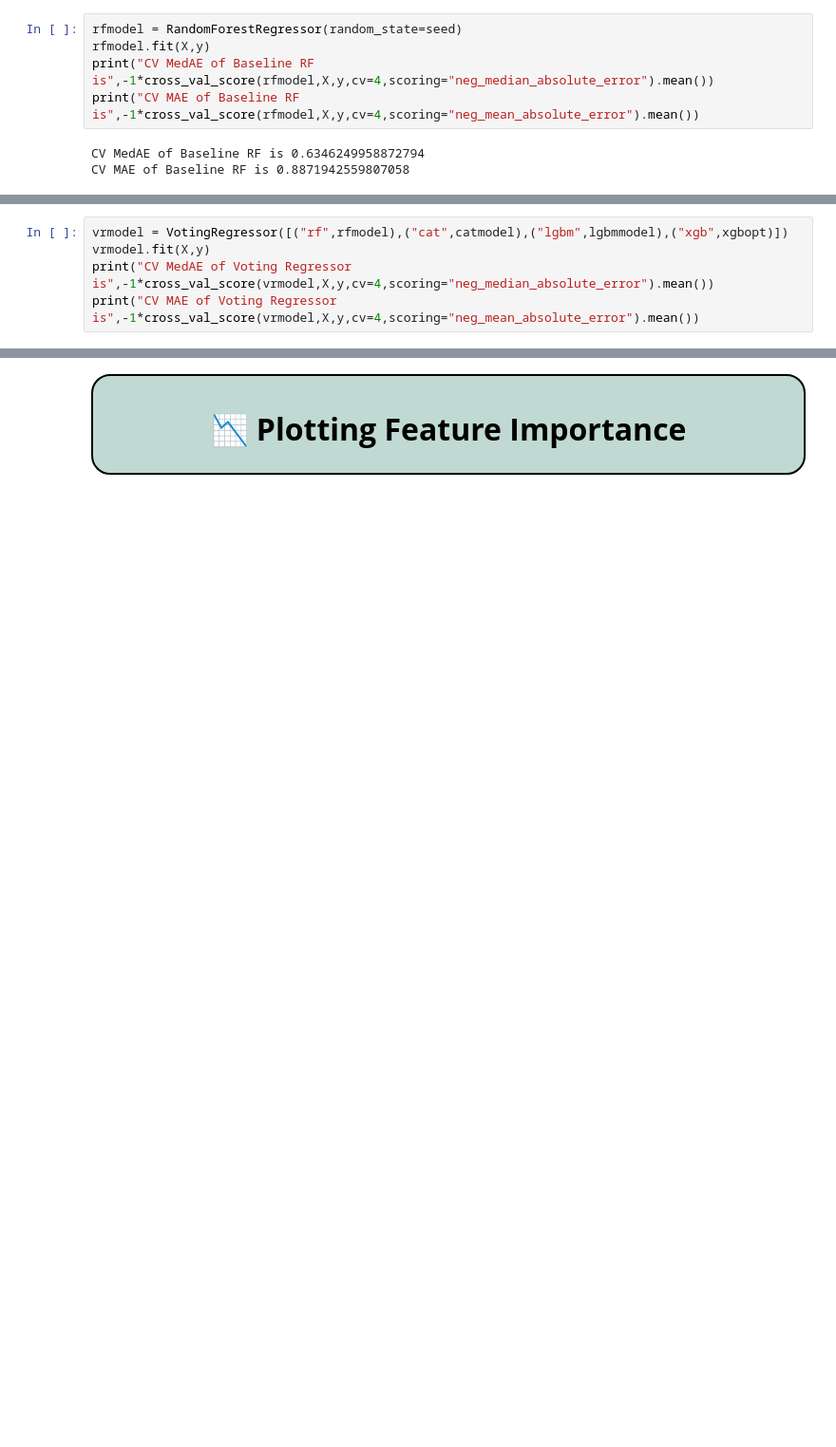
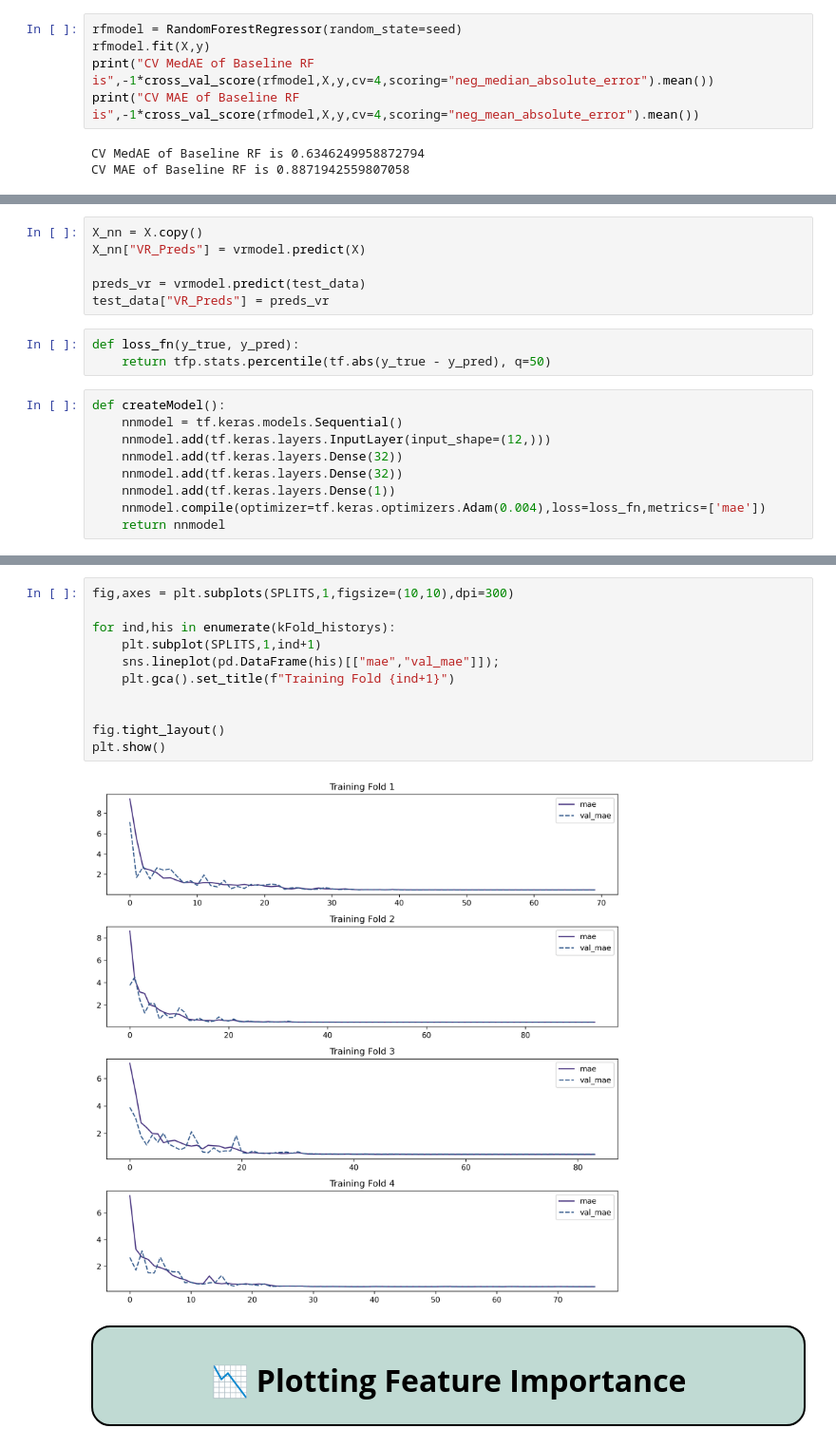
Before and after one commit to IqmanS/Machine-Learning-Notebooks, a Jupyter notebook: mohs_hardness/mohs-hardness-xgb-lgbm-rf-cat-voting.ipynb, the cells around one changed output, grey strips where cells are left out. Shown at 95% size. Cells and saved outputs as stored; diff of their text form; blank space fills up the shorter version.

Commit message:
Kaggle Notebook | 💎 Mohs Hardness | 🚀 NN+LGBM+CAT+XGB | Voting | Version 12

```diff
--- a/mohs_hardness/mohs-hardness-xgb-lgbm-rf-cat-voting.ipynb
+++ b/mohs_hardness/mohs-hardness-xgb-lgbm-rf-cat-voting.ipynb
@@ -356,5 +310,0 @@ CV MAE of Optuna XGB is 0.8687347769737244
-# %%
-vrmodel = VotingRegressor([("rf",rfmodel),("cat",catmodel),("lgbm",lgbmmodel),("xgb",xgbopt)])
-vrmodel.fit(X,y)
-print("CV MedAE of Voting Regressor is",-1*cross_val_score(vrmodel,X,y,cv=4,scoring="neg_median_absolute_error").mean())
-print("CV MAE of Voting Regressor is",-1*cross_val_score(vrmodel,X,y,cv=4,scoring="neg_mean_absolute_error").mean())
@@ -458,0 +311,18 @@ Preds selected from 6 models
+# %%
+X_nn = X.copy()
+X_nn["VR_Preds"] = vrmodel.predict(X)
+
+preds_vr = vrmodel.predict(test_data)
+test_data["VR_Preds"] = preds_vr
+# %%
+def loss_fn(y_true, y_pred):
+    return tfp.stats.percentile(tf.abs(y_true - y_pred), q=50)
+# %%
+def createModel():
+    nnmodel = tf.keras.models.Sequential()
+    nnmodel.add(tf.keras.layers.InputLayer(input_shape=(12,)))
+    nnmodel.add(tf.keras.layers.Dense(32))
+    nnmodel.add(tf.keras.layers.Dense(32))
+    nnmodel.add(tf.keras.layers.Dense(1))
+    nnmodel.compile(optimizer=tf.keras.optimizers.Adam(0.004),loss=loss_fn,metrics=['mae'])
+    return nnmodel
@@ -459,3 +384,16 @@ Preds selected from 6 models
+# %%
+fig,axes = plt.subplots(SPLITS,1,figsize=(10,10),dpi=300)
+
+for ind,his in enumerate(kFold_historys):
+    plt.subplot(SPLITS,1,ind+1)
+    sns.lineplot(pd.DataFrame(his)[["mae","val_mae"]]);
+    plt.gca().set_title(f"Training Fold {ind+1}")
+
+
+fig.tight_layout()
+plt.show()
+# %% [output]
+[figure, added]
 # %% [markdown]
 <div id="6" style="background-color: #89B9AD88; padding: 12px; border-radius: 20px; border: 2px solid black;">
     <h1 style="font-family:  'Garamond', 'Lucida Sans', sans-serif; text-align: center; color: black; font-weight: bold; font-size: 32px;">
```
Also changed, not shown: parts of 39 cells of this notebook.
